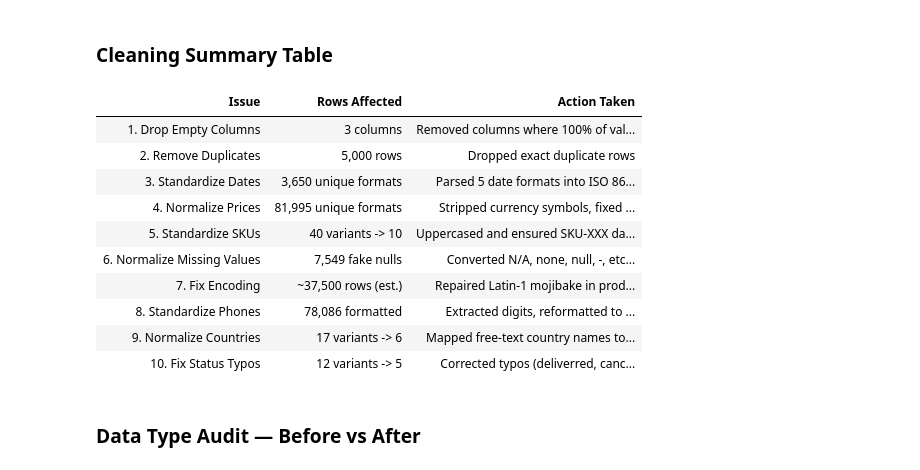
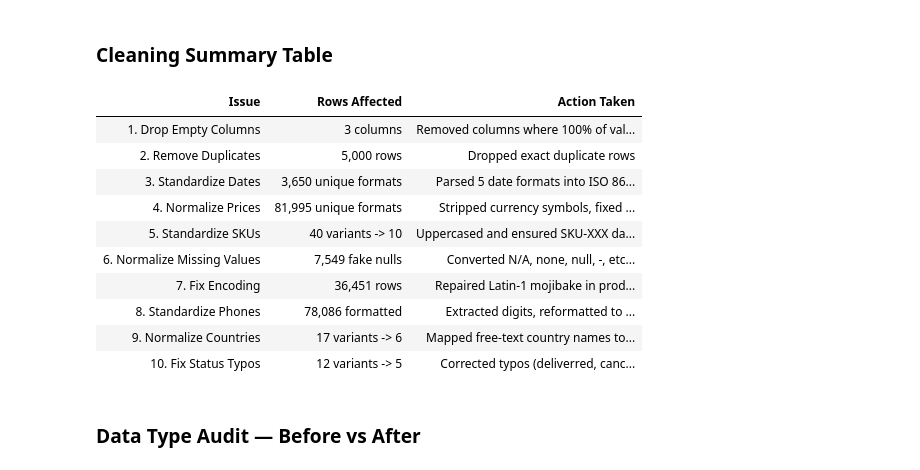
Before and after one commit to theaiagent/large-scale-data-cleaning-ecommerce-, a Jupyter notebook: data_cleaning_portfolio.ipynb, the cells around one changed output. Cells and saved outputs as stored; diff of their text form; code cells hidden in the pictures.

Commit message:
fix: use dynamic corrupted_before count in cleaning summary table

```diff
--- a/data_cleaning_portfolio.ipynb
+++ b/data_cleaning_portfolio.ipynb
@@ -452,35 +452,35 @@ summary_data = [
      "Parsed 5 date formats into ISO 8601 (YYYY-MM-DD)"],
     ["4. Normalize Prices", f"{df_raw['price'].nunique():,} unique formats",
      "Stripped currency symbols, fixed decimal separators, converted to float"],
     ["5. Standardize SKUs", f"{df_raw['sku'].nunique():,} variants -> {df['sku'].nunique()}",
      "Uppercased and ensured SKU-XXX dash format"],
     ["6. Normalize Missing Values",
      f"{(df_raw['customer_email'].isin(['N/A','n/a','na','NA','-','--','.','none','None','null','NULL',''])).sum() + (df_raw['customer_phone'].isin(['N/A','n/a','na','NA','-','--','.','none','None','null','NULL',''])).sum():,} fake nulls",
      "Converted N/A, none, null, -, etc. to np.nan"],
-    ["7. Fix Encoding", f"~{int(len(df_raw) * 0.30):,} rows (est.)",
+    ["7. Fix Encoding", f"{corrupted_before:,} rows",
      "Repaired Latin-1 mojibake in product names"],
     ["8. Standardize Phones",
      f"{df['customer_phone'].notna().sum():,} formatted",
      "Extracted digits, reformatted to XXX-XXX-XXXX"],
     ["9. Normalize Countries",
      f"{df_raw['shipping_country'].nunique()} variants -> {df['shipping_country'].nunique()}",
      "Mapped free-text country names to ISO 2-letter codes"],
     ["10. Fix Status Typos",
      f"{df_raw['status'].nunique()} variants -> {df['status'].nunique()}",
      "Corrected typos (deliverred, cancellled) and lowercased"],
 ]
 
 summary_df = pd.DataFrame(summary_data, columns=["Issue", "Rows Affected", "Action Taken"])
 summary_df.style.set_properties(**{"text-align": "left"}).hide(axis="index")
 # %% [output]
 | Issue | Rows Affected | Action Taken |
 | 1. Drop Empty Columns | 3 columns | Removed columns where 100% of val... |
 | 2. Remove Duplicates | 5,000 rows | Dropped exact duplicate rows |
 | 3. Standardize Dates | 3,650 unique formats | Parsed 5 date formats into ISO 86... |
 | 4. Normalize Prices | 81,995 unique formats | Stripped currency symbols, fixed ... |
 | 5. Standardize SKUs | 40 variants -> 10 | Uppercased and ensured SKU-XXX da... |
 | 6. Normalize Missing Values | 7,549 fake nulls | Converted N/A, none, null, -, etc... |
-| 7. Fix Encoding | ~37,500 rows (est.) | Repaired Latin-1 mojibake in prod... |
+| 7. Fix Encoding | 36,451 rows | Repaired Latin-1 mojibake in prod... |
 | 8. Standardize Phones | 78,086 formatted | Extracted digits, reformatted to ... |
 | 9. Normalize Countries | 17 variants -> 6 | Mapped free-text country names to... |
 | 10. Fix Status Typos | 12 variants -> 5 | Corrected typos (deliverred, canc... |
```
Also changed, not shown: parts of 10 cells of this notebook, 1 other file.
